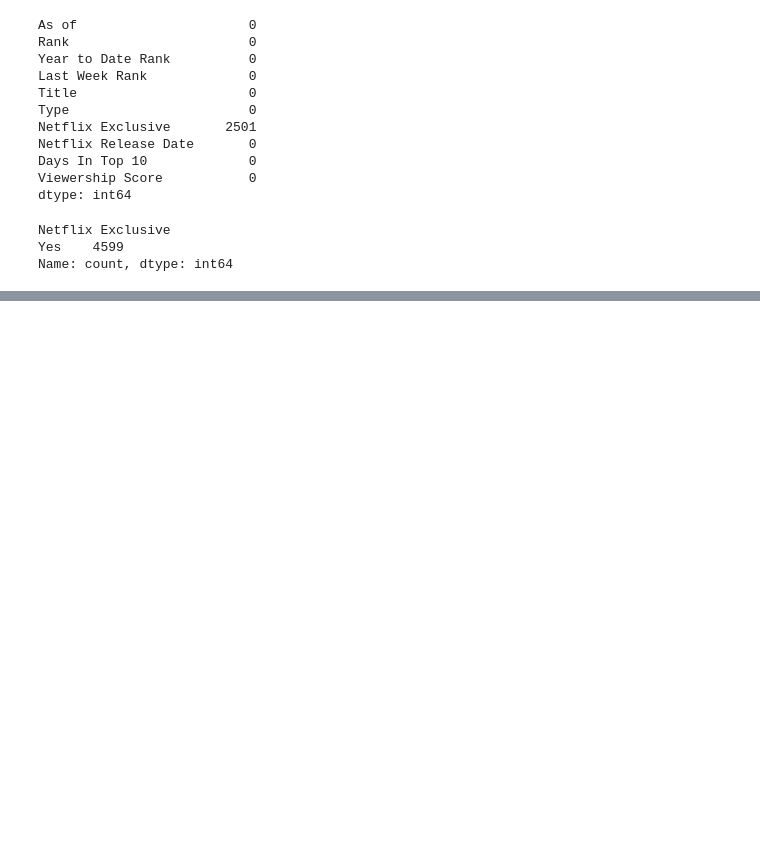
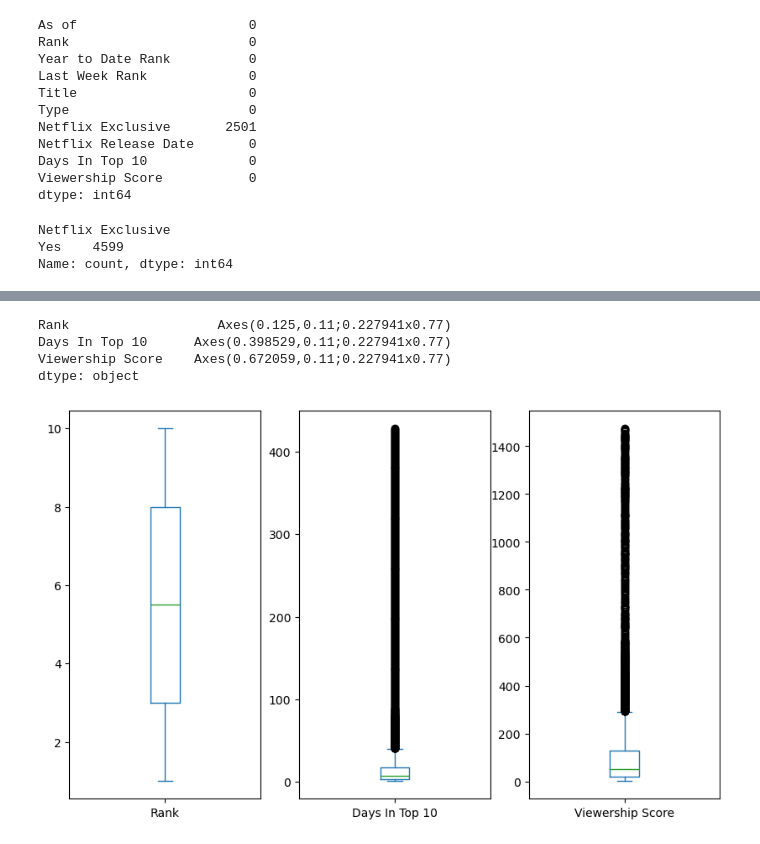
Before and after one commit to nicholasbirochi/AI-Development---EDA, a Jupyter notebook: visualization.ipynb, the cells around one changed output, grey strips where cells are left out. Cells and saved outputs as stored; diff of their text form; code cells hidden in the pictures; blank space fills up the shorter version.

```diff
--- a/visualization.ipynb
+++ b/visualization.ipynb
@@ -85,0 +100,8 @@ Name: count, dtype: int64
+# %%
+df_netflix.plot(kind='box',figsize=(10,6),subplots=True)
+# %% [output]
+Rank                   Axes(0.125,0.11;0.227941x0.77)
+Days In Top 10      Axes(0.398529,0.11;0.227941x0.77)
+Viewership Score    Axes(0.672059,0.11;0.227941x0.77)
+dtype: object
+[figure, added]
```
Also changed, not shown: parts of 3 cells of this notebook.
